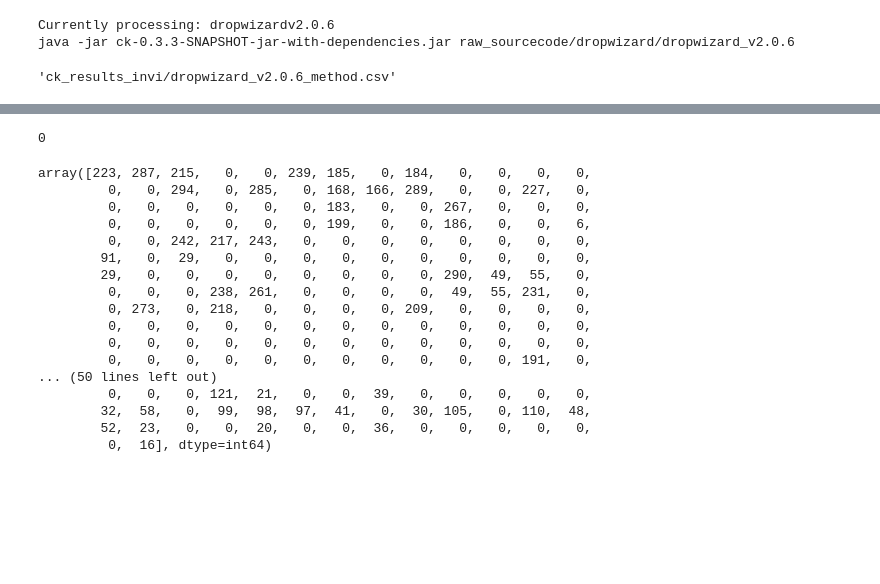
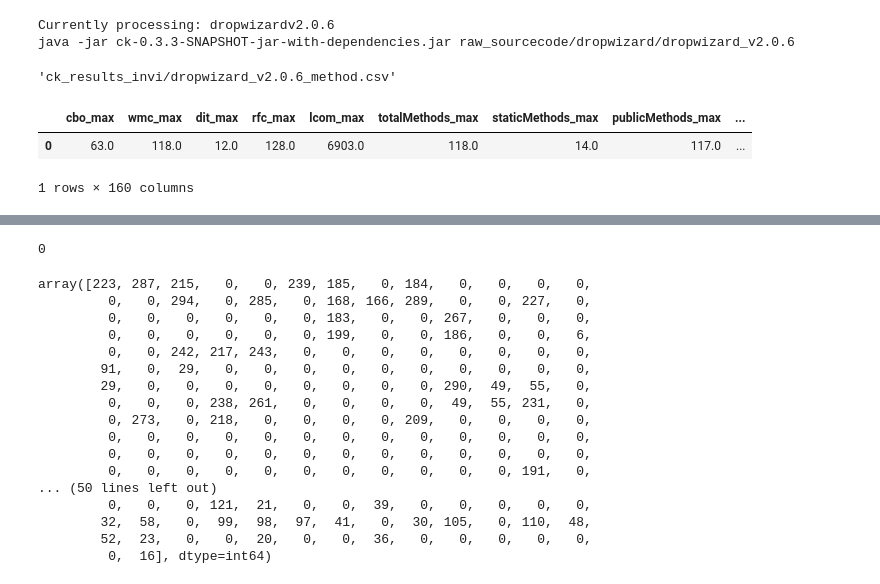
Before and after one commit to alvintanjianjia/SoftwareRemodularization, a Jupyter notebook: Pipeline_Tool_Notebook.ipynb, the cells around one changed output, grey strips where cells are left out. Saved outputs shown, nothing was run; the diff lists cells and outputs as text; code cells hidden in the pictures; blank space fills up the shorter version.

```diff
--- a/Pipeline_Tool_Notebook.ipynb
+++ b/Pipeline_Tool_Notebook.ipynb
@@ -239,3 +277,61 @@ shutil.move(project_name + '_' + version_name + '_method.csv', 'ck_results_invi/
 Currently processing: dropwizardv2.0.6
 java -jar ck-0.3.3-SNAPSHOT-jar-with-dependencies.jar raw_sourcecode/dropwizard/dropwizard_v2.0.6
 'ck_results_invi/dropwizard_v2.0.6_method.csv'
+# %%
+## Obtaining the aggregated ck_metrics for the input projects ##
+
+ck_metrics = pd.read_csv(f'ck_results_invi/{project_name}_{version_name}_class.csv')
+
+# Only considering the below ck_metrics
+ck_metrics_features = ['cbo', 'wmc', 'dit', 'rfc', 'lcom',
+       'totalMethods', 'staticMethods', 'publicMethods', 'privateMethods',
+       'protectedMethods', 'defaultMethods', 'abstractMethods', 'finalMethods',
+       'synchronizedMethods', 'totalFields', 'staticFields', 'publicFields',
+       'privateFields', 'protectedFields', 'defaultFields', 'finalFields',
+       'synchronizedFields', 'nosi', 'loc', 'returnQty', 'loopQty',
+       'comparisonsQty', 'tryCatchQty', 'parenthesizedExpsQty',
+       'stringLiteralsQty', 'numbersQty', 'assignmentsQty',
+       'mathOperationsQty', 'variablesQty', 'maxNestedBlocks',
+       'anonymousClassesQty', 'subClassesQty', 'lambdasQty', 'uniqueWordsQty',
+       'modifiers']
+
+# max, mean, std, sum
+ck_max_arr = []
+ck_mean_arr = []
+ck_std_arr = []
+ck_sum_arr = []
+
+current_element_max = pd.DataFrame(ck_metrics.max())
+current_element_mean = pd.DataFrame(ck_metrics.mean())
+current_element_std = pd.DataFrame(ck_metrics.std())
+current_element_sum = pd.DataFrame(ck_metrics.sum())
+
+
+
+temp_arr = []
+temp_arr_col_name = []
+## For max
+for element in ck_metrics_features:
+    temp_arr.append(current_element_max[0][element])
+    temp_arr_col_name.append(element + '_max')
+
+for element in ck_metrics_features:
+    temp_arr.append(current_element_mean[0][element])
+    temp_arr_col_name.append(element + '_mean')
+
+for element in ck_metrics_features:
+    temp_arr.append(current_element_std[0][element])
+    temp_arr_col_name.append(element + '_std')
+
+for element in ck_metrics_features:
+    temp_arr.append(current_element_sum[0][element])
+    temp_arr_col_name.append(element + '_sum')
+
+
+temp_arr = np.array(temp_arr)
+agg_df = pd.DataFrame(temp_arr.reshape(-1, len(temp_arr)),columns=temp_arr_col_name)
+agg_df.head()
+# %% [output]
+|  | cbo_max | wmc_max | dit_max | rfc_max | lcom_max | totalMethods_max | staticMethods_max | publicMethods_max | ... |
+| 0 | 63.0 | 118.0 | 12.0 | 128.0 | 6903.0 | 118.0 | 14.0 | 117.0 | ... |
+1 rows × 160 columns
```
Also changed, not shown: parts of 9 cells of this notebook, 5 other files.
